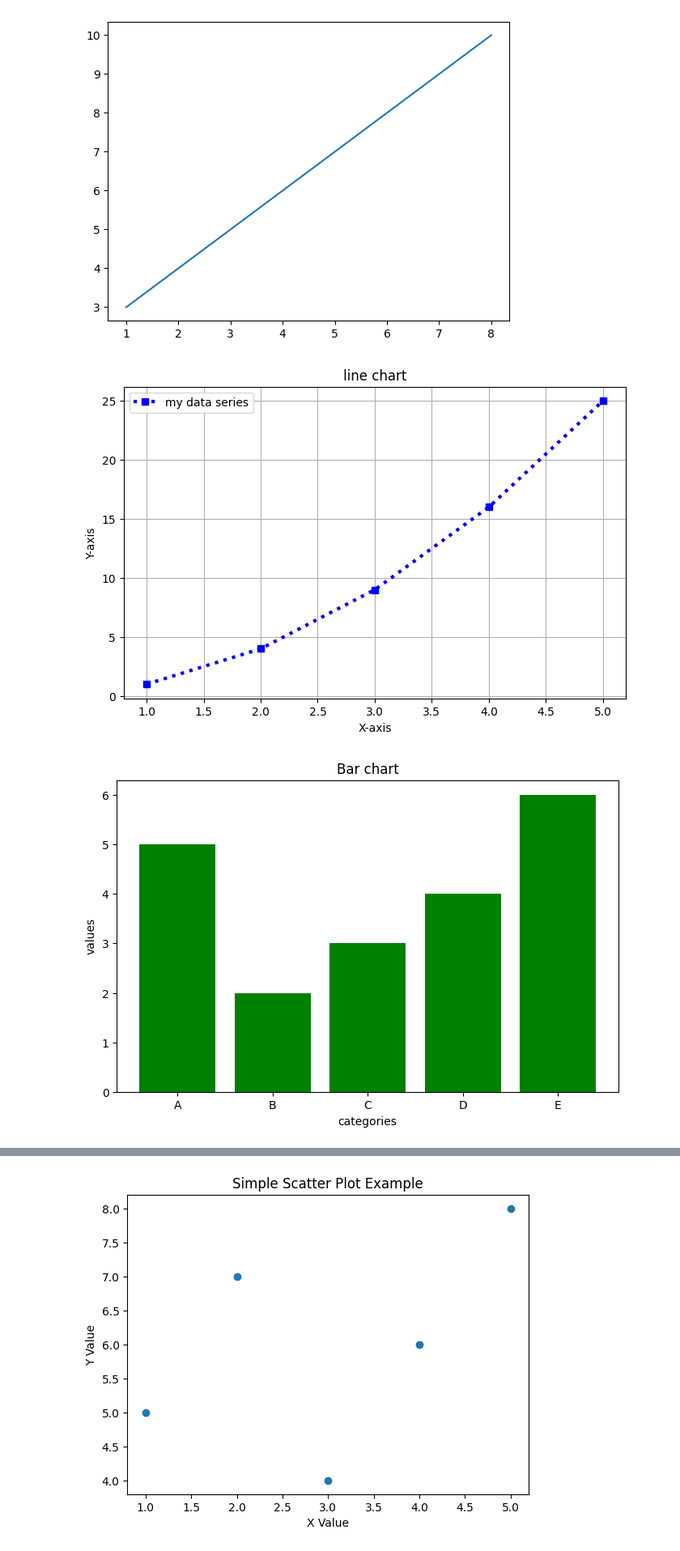
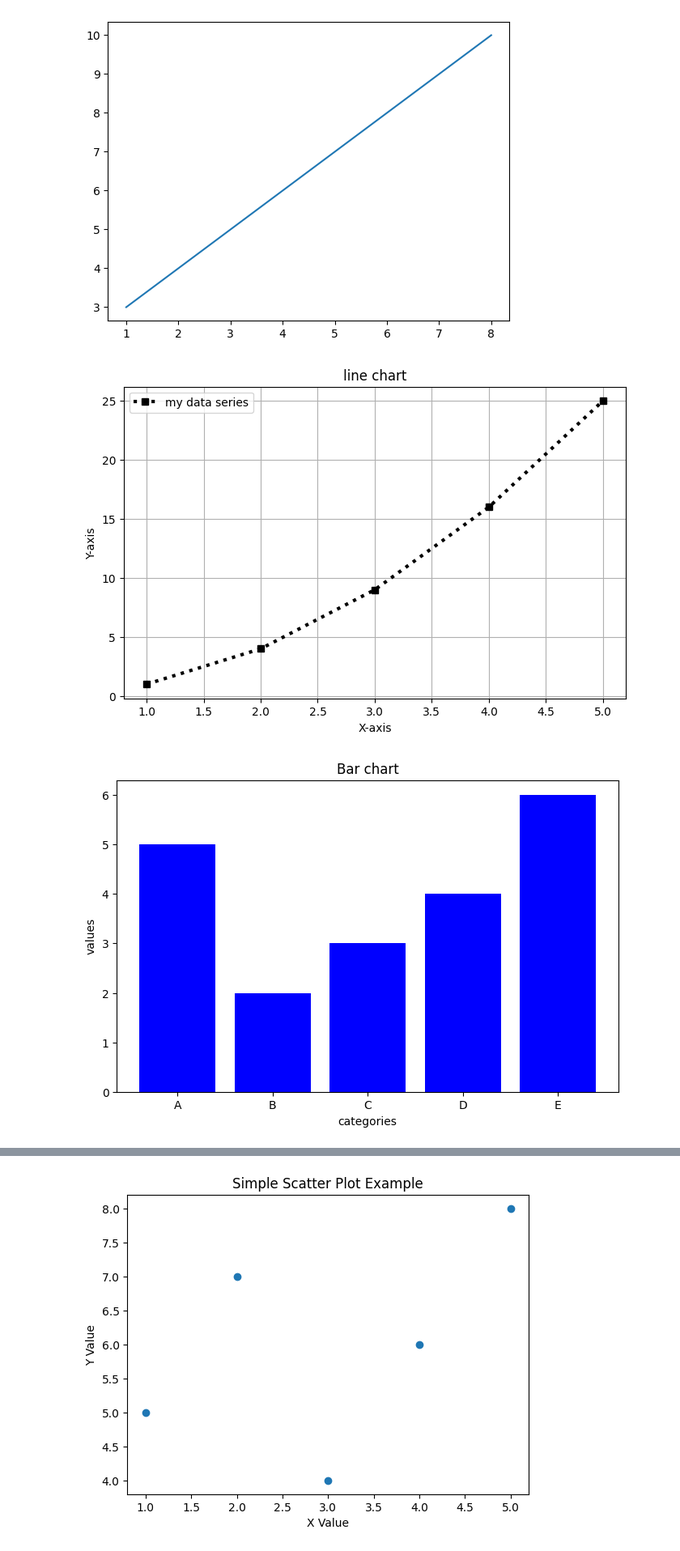
Before and after one commit to abhii21029d/AbhilashD, a Jupyter notebook: Matplotlib.ipynb, the cells around one changed output, grey strips where cells are left out. Shown at 81% size. Cells and saved outputs as stored; diff of their text form; code cells hidden in the pictures.

```diff
--- a/Matplotlib.ipynb
+++ b/Matplotlib.ipynb
@@ -16,7 +19,7 @@ plt.show()
 x=[1,2,3,4,5]
 y=[1,4,9,16,25]
 plt.figure(figsize=(8,5))
-plt.plot(x,y,color='blue',linestyle=':',marker='s',linewidth=3)
+plt.plot(x,y,color='Black',linestyle=':',marker='s',linewidth=3)
 plt.xlabel('X-axis')
 plt.ylabel('Y-axis')
 plt.title("line chart")
@@ -24,17 +27,17 @@ plt.legend(['my data series'])
 plt.grid(True)
 plt.show()
 # %% [output]
-[figure, old version]
+[figure, new version]
 # %%
 categories=['A','B','C','D','E']
 values=[5,2,3,4,6]
 plt.figure(figsize=(8,5))
-plt.bar(categories,values,color='green')
+plt.bar(categories,values,color='Blue')
 plt.xlabel('categories')
 plt.ylabel('values')
 plt.title('Bar chart')
 plt.show()
 # %% [output]
-[figure, old version]
+[figure, new version]
 # %%
 data = [12, 15, 13, 17, 16, 16, 19, 12, 14, 16, 14, 17, 18, 18, 15, 14]
```
Also changed, not shown: parts of 2 cells of this notebook.
